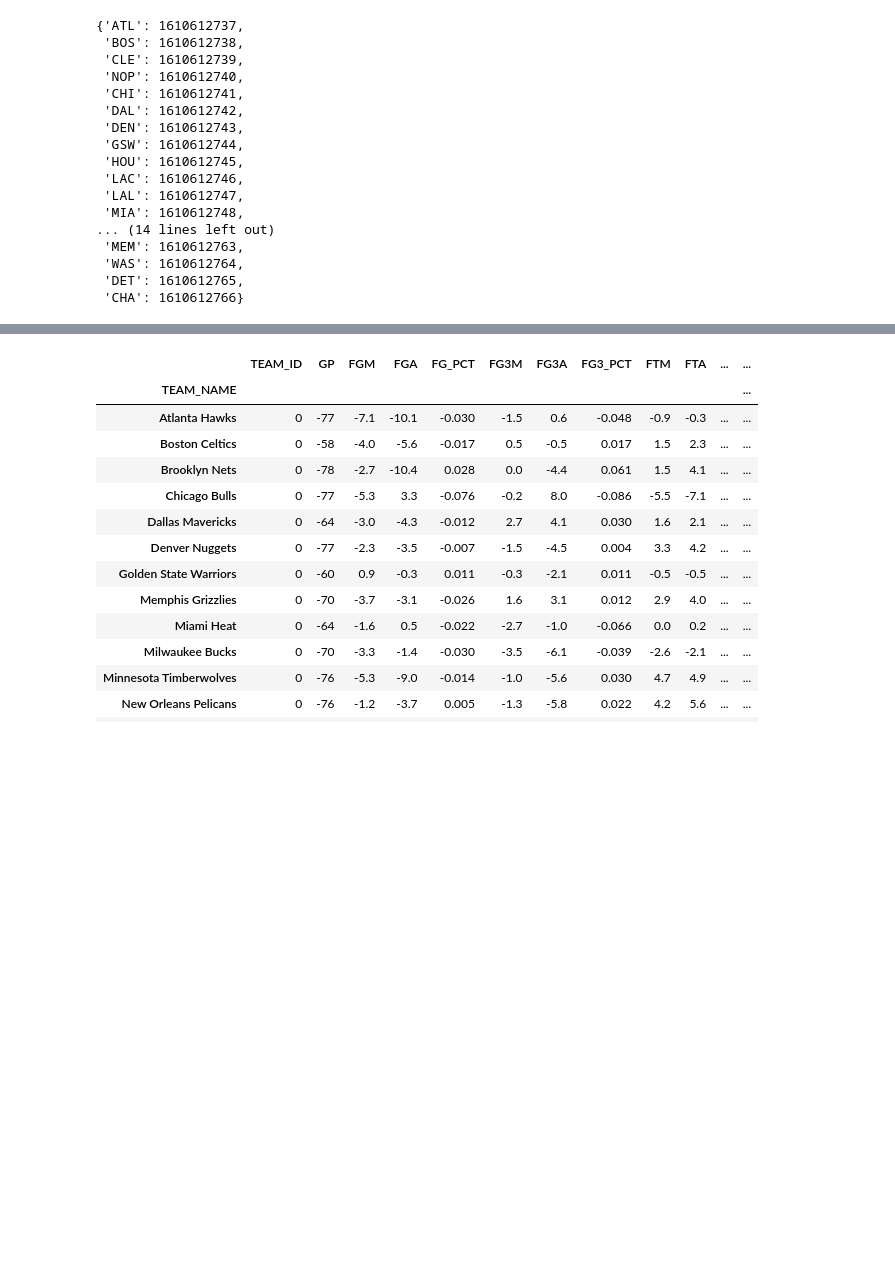
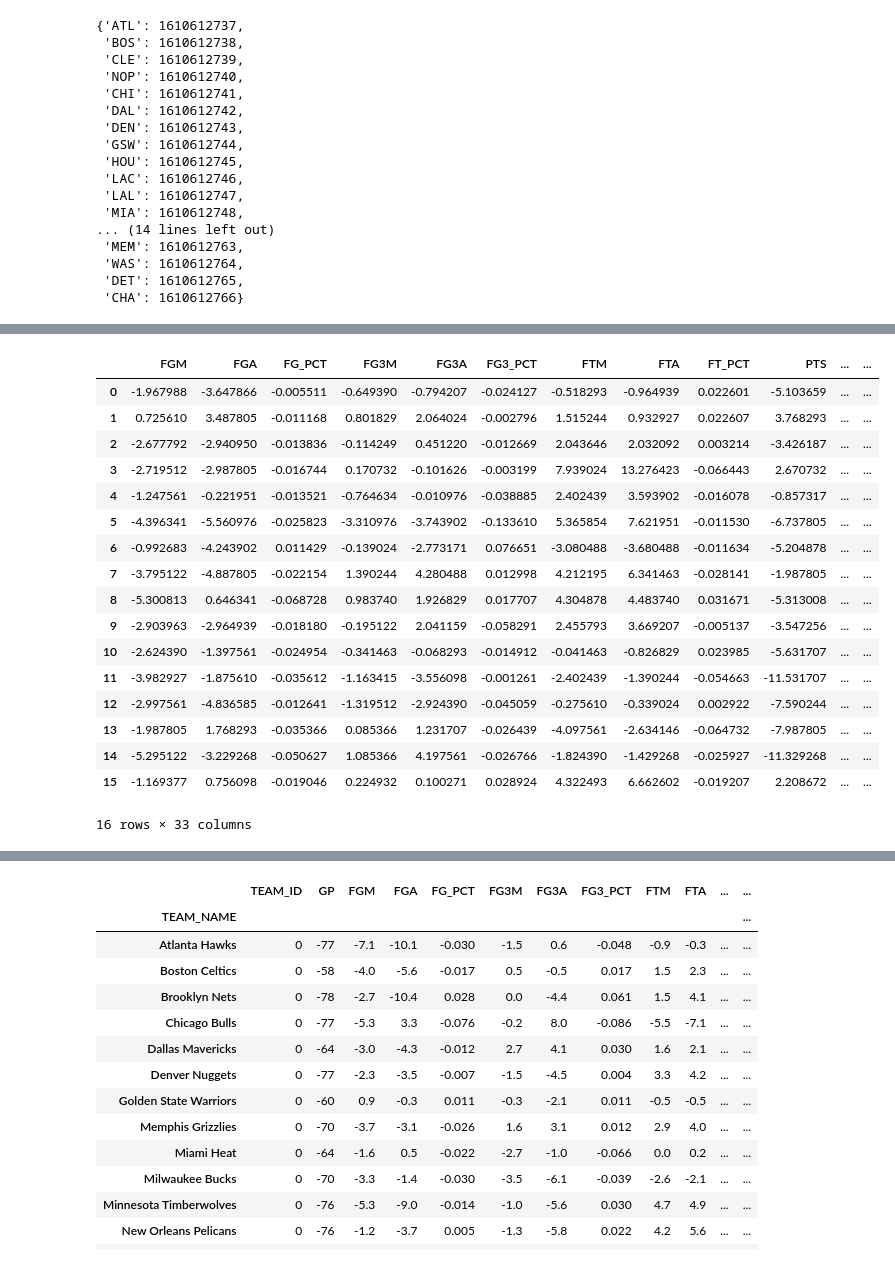
Before and after one commit to zhum01/NBA, a Jupyter notebook: Regular Season vs. Playoffs/2022.01.11_playoffs_vs_regSeason.ipynb, the cells around one changed output, grey strips where cells are left out. Cells and saved outputs as stored; diff of their text form; code cells hidden in the pictures; blank space fills up the shorter version.

```diff
--- a/Regular Season vs. Playoffs/2022.01.11_playoffs_vs_regSeason.ipynb
+++ b/Regular Season vs. Playoffs/2022.01.11_playoffs_vs_regSeason.ipynb
@@ -121,0 +200,28 @@ seasonStats['1997']
+# %%
+# parse to get regSeason stats of only those teams that made playoffs that season
+playoffTeams = playoffStats['2001']['TEAM_NAME'].to_list()
+regSeasonParsed = seasonStats['2001'][seasonStats['2001']['TEAM_NAME'].apply(lambda teamName: teamName in playoffTeams)]
+
+# subtract regSeason stats from playoffs
+pMinusR = playoffStats['2001'][standardStats + advancedStats] - regSeasonParsed[standardStats + advancedStats].reset_index(drop=True)
+# %%
+pMinusR
+# %% [output]
+|  | FGM | FGA | FG_PCT | FG3M | FG3A | FG3_PCT | FTM | FTA | FT_PCT | PTS | ... | ... |
+| 0 | -1.967988 | -3.647866 | -0.005511 | -0.649390 | -0.794207 | -0.024127 | -0.518293 | -0.964939 | 0.022601 | -5.103659 | ... | ... |
+| 1 | 0.725610 | 3.487805 | -0.011168 | 0.801829 | 2.064024 | -0.002796 | 1.515244 | 0.932927 | 0.022607 | 3.768293 | ... | ... |
+| 2 | -2.677792 | -2.940950 | -0.013836 | -0.114249 | 0.451220 | -0.012669 | 2.043646 | 2.032092 | 0.003214 | -3.426187 | ... | ... |
+| 3 | -2.719512 | -2.987805 | -0.016744 | 0.170732 | -0.101626 | -0.003199 | 7.939024 | 13.276423 | -0.066443 | 2.670732 | ... | ... |
+| 4 | -1.247561 | -0.221951 | -0.013521 | -0.764634 | -0.010976 | -0.038885 | 2.402439 | 3.593902 | -0.016078 | -0.857317 | ... | ... |
+| 5 | -4.396341 | -5.560976 | -0.025823 | -3.310976 | -3.743902 | -0.133610 | 5.365854 | 7.621951 | -0.011530 | -6.737805 | ... | ... |
+| 6 | -0.992683 | -4.243902 | 0.011429 | -0.139024 | -2.773171 | 0.076651 | -3.080488 | -3.680488 | -0.011634 | -5.204878 | ... | ... |
+| 7 | -3.795122 | -4.887805 | -0.022154 | 1.390244 | 4.280488 | 0.012998 | 4.212195 | 6.341463 | -0.028141 | -1.987805 | ... | ... |
+| 8 | -5.300813 | 0.646341 | -0.068728 | 0.983740 | 1.926829 | 0.017707 | 4.304878 | 4.483740 | 0.031671 | -5.313008 | ... | ... |
+| 9 | -2.903963 | -2.964939 | -0.018180 | -0.195122 | 2.041159 | -0.058291 | 2.455793 | 3.669207 | -0.005137 | -3.547256 | ... | ... |
+| 10 | -2.624390 | -1.397561 | -0.024954 | -0.341463 | -0.068293 | -0.014912 | -0.041463 | -0.826829 | 0.023985 | -5.631707 | ... | ... |
+| 11 | -3.982927 | -1.875610 | -0.035612 | -1.163415 | -3.556098 | -0.001261 | -2.402439 | -1.390244 | -0.054663 | -11.531707 | ... | ... |
+| 12 | -2.997561 | -4.836585 | -0.012641 | -1.319512 | -2.924390 | -0.045059 | -0.275610 | -0.339024 | 0.002922 | -7.590244 | ... | ... |
+| 13 | -1.987805 | 1.768293 | -0.035366 | 0.085366 | 1.231707 | -0.026439 | -4.097561 | -2.634146 | -0.064732 | -7.987805 | ... | ... |
+| 14 | -5.295122 | -3.229268 | -0.050627 | 1.085366 | 4.197561 | -0.026766 | -1.824390 | -1.429268 | -0.025927 | -11.329268 | ... | ... |
+| 15 | -1.169377 | 0.756098 | -0.019046 | 0.224932 | 0.100271 | 0.028924 | 4.322493 | 6.662602 | -0.019207 | 2.208672 | ... | ... |
+16 rows × 33 columns
```
Also changed, not shown: parts of 20 cells of this notebook.
